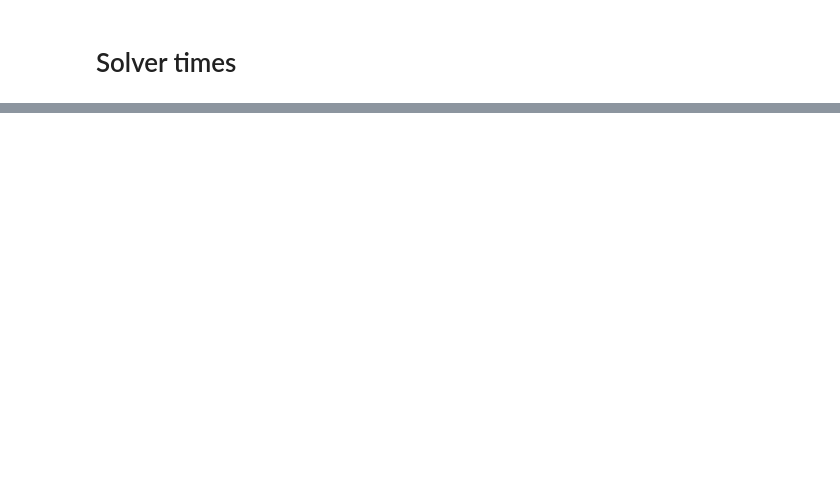
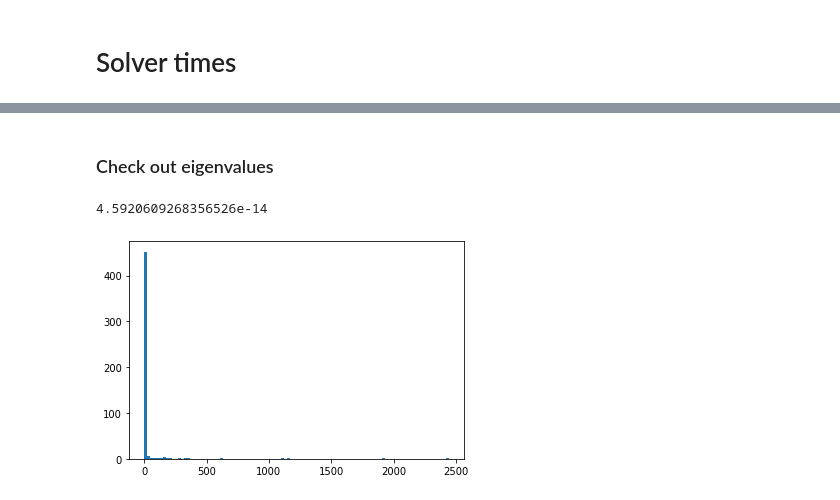
Before and after one commit to mijordan3/BNP_sensitivity, a Jupyter notebook: GMM_clustering/jupyter/hessian_runtime_experimentation.ipynb, the cells around one changed output, grey strips where cells are left out. Cells and saved outputs as stored; diff of their text form; code cells hidden in the pictures; blank space fills up the shorter version.

```diff
--- a/GMM_clustering/jupyter/hessian_runtime_experimentation.ipynb
+++ b/GMM_clustering/jupyter/hessian_runtime_experimentation.ipynb
@@ -283,0 +254,9 @@ preconditioned solver time: 7.56sec
+# %% [markdown]
+### Check out eigenvalues
+# %%
+hess_ev = np.linalg.eigvals(hess)
+# %%
+precond_sqrt = osp.linalg.sqrtm(preconditioner.toarray())
+np.abs(precond_sqrt - precond_sqrt.transpose()).max()
+# %% [output]
+4.5920609268356526e-14
@@ -283,0 +267,4 @@ preconditioned solver time: 7.56sec
+# %%
+plt.hist(hess_ev - hess_ev.min(), bins = 100);
+# %% [output]
+[figure, added]
```
Also changed, not shown: parts of 29 cells of this notebook, 2 other files.
